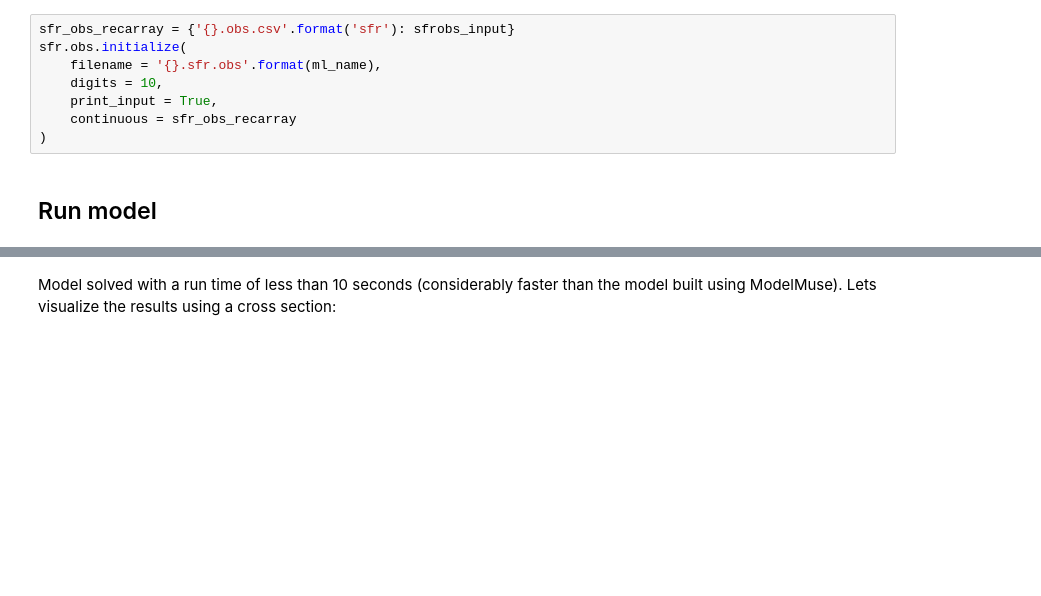
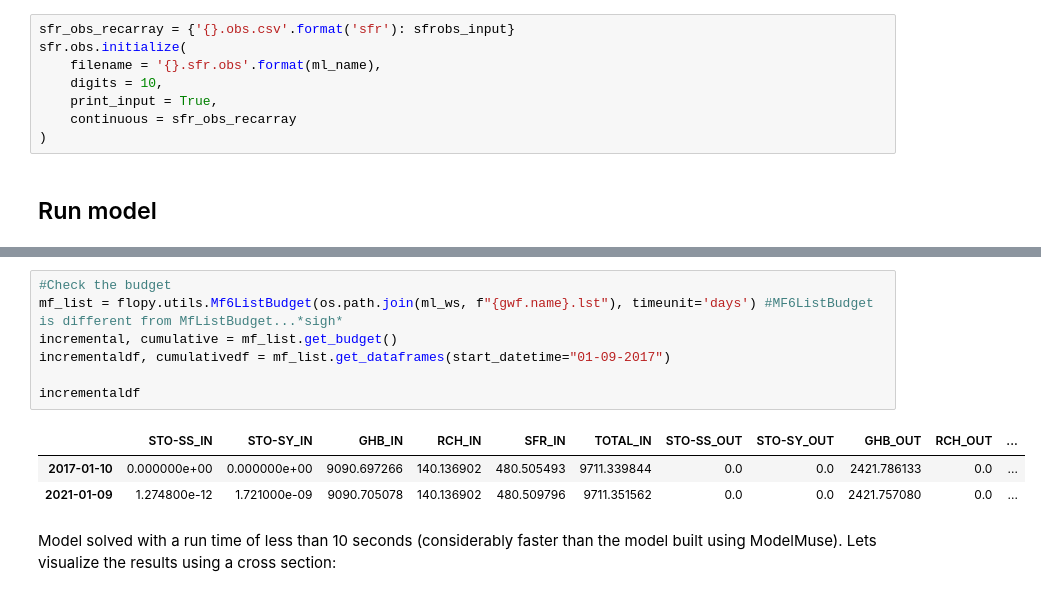
Before and after one commit to nikobenho/hagfors_gwm, a Jupyter notebook: notebooks/scripted_model_setup.ipynb, the cells around one changed output, grey strips where cells are left out. Cells and saved outputs as stored; diff of their text form; blank space fills up the shorter version.

```diff
--- a/notebooks/scripted_model_setup.ipynb
+++ b/notebooks/scripted_model_setup.ipynb
@@ -1194,6 +1196,17 @@ implied, is made by the USGS or the U.S. Government as to the
 
  Normal termination of simulation.
 (True, [])
+# %%
+#Check the budget
+mf_list = flopy.utils.Mf6ListBudget(os.path.join(ml_ws, f"{gwf.name}.lst"), timeunit='days') #MF6ListBudget is different from MfListBudget...*sigh*
+incremental, cumulative = mf_list.get_budget()
+incrementaldf, cumulativedf = mf_list.get_dataframes(start_datetime="01-09-2017")
+
+incrementaldf
+# %% [output]
+|  | STO-SS_IN | STO-SY_IN | GHB_IN | RCH_IN | SFR_IN | TOTAL_IN | STO-SS_OUT | STO-SY_OUT | GHB_OUT | RCH_OUT | ... |
+| 2017-01-10 | 0.000000e+00 | 0.000000e+00 | 9090.697266 | 140.136902 | 480.505493 | 9711.339844 | 0.0 | 0.0 | 2421.786133 | 0.0 | ... |
+| 2021-01-09 | 1.274800e-12 | 1.721000e-09 | 9090.705078 | 140.136902 | 480.509796 | 9711.351562 | 0.0 | 0.0 | 2421.757080 | 0.0 | ... |
 # %% [markdown]
 Model solved with a run time of less than 10 seconds (considerably faster than the model built using ModelMuse). Lets visualize the results using a cross section:
 # %%
```
Also changed, not shown: parts of 9 cells of this notebook, 21 other files.
